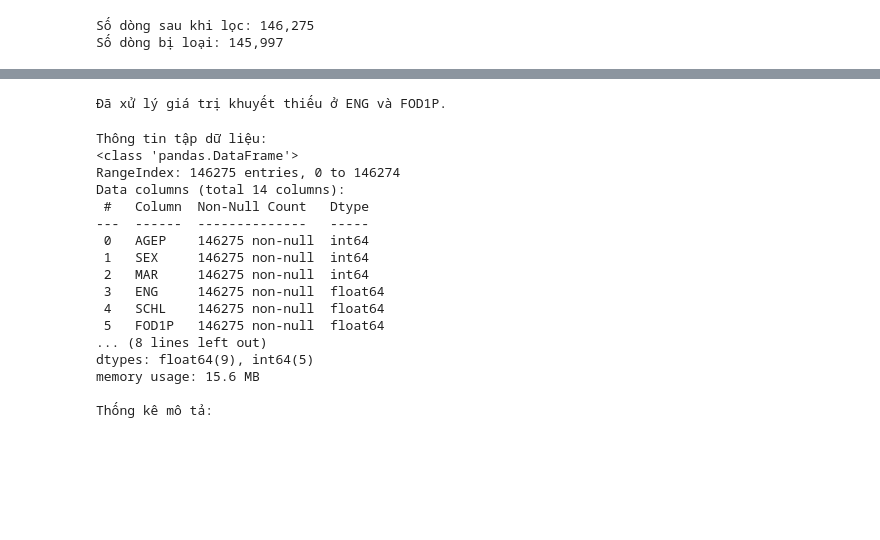
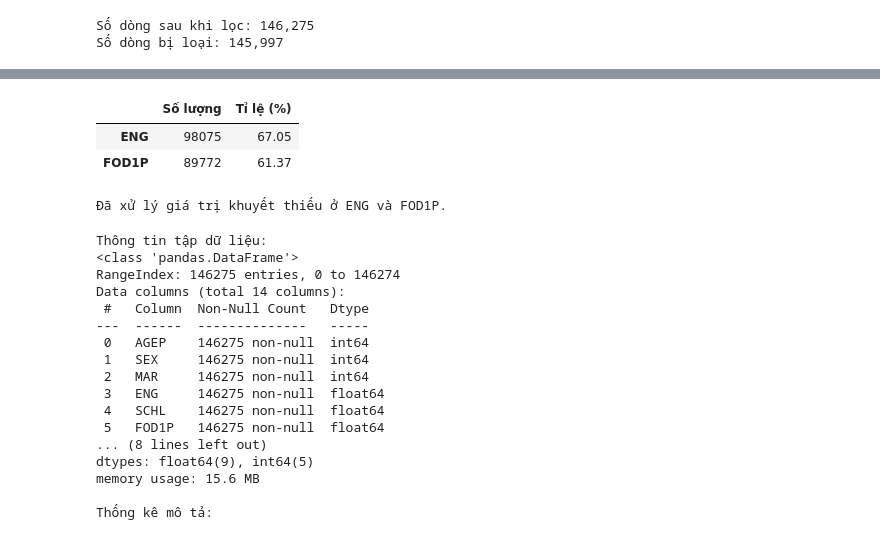
Before and after one commit to bach0823/income-prediction, a Jupyter notebook: income_prediction.ipynb, the cells around one changed output, grey strips where cells are left out. Cells and saved outputs as stored; diff of their text form; code cells hidden in the pictures; blank space fills up the shorter version.

```diff
--- a/income_prediction.ipynb
+++ b/income_prediction.ipynb
@@ -201,8 +217,23 @@ display(pd.DataFrame(results))
 # %%
-# 5. Xử lý giá trị khuyết thiếu
+# 5. Xử lý giá trị bị thiếu
+
+# Thống kê giá trị bị thiếu
+missing = df.isna().sum()
+
+missing_summary = pd.DataFrame({
+    "Số lượng": missing,
+    "Tỉ lệ (%)": (missing / len(df) * 100).round(2)
+})
+
+display(missing_summary[missing_summary["Số lượng"] > 0])
+
+# Điền giá trị bị thiếu
 df["ENG"] = df["ENG"].fillna(0)
 df["FOD1P"] = df["FOD1P"].fillna(0)
 
 print("Đã xử lý giá trị khuyết thiếu ở ENG và FOD1P.")
 # %% [output]
+|  | Số lượng | Tỉ lệ (%) |
+| ENG | 98075 | 67.05 |
+| FOD1P | 89772 | 61.37 |
 Đã xử lý giá trị khuyết thiếu ở ENG và FOD1P.
```
Also changed, not shown: parts of 24 cells of this notebook, 24 other files.
